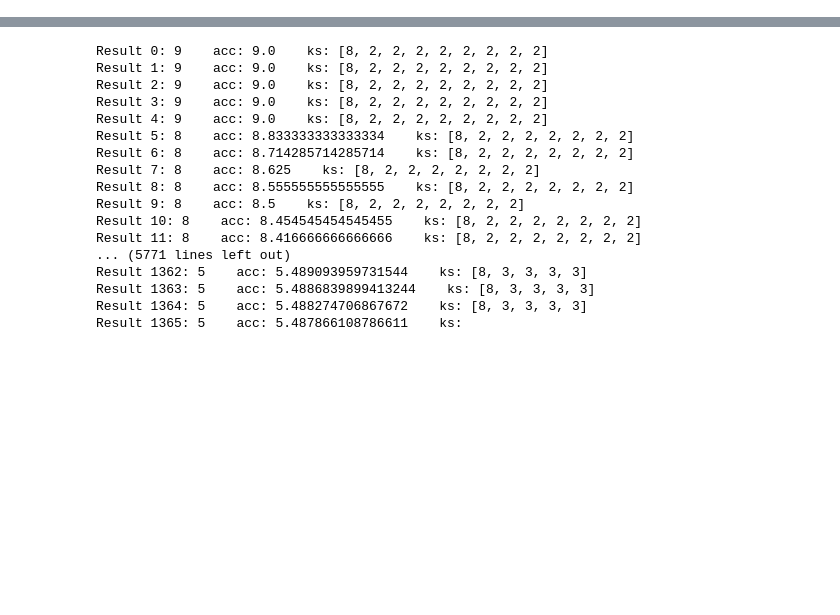
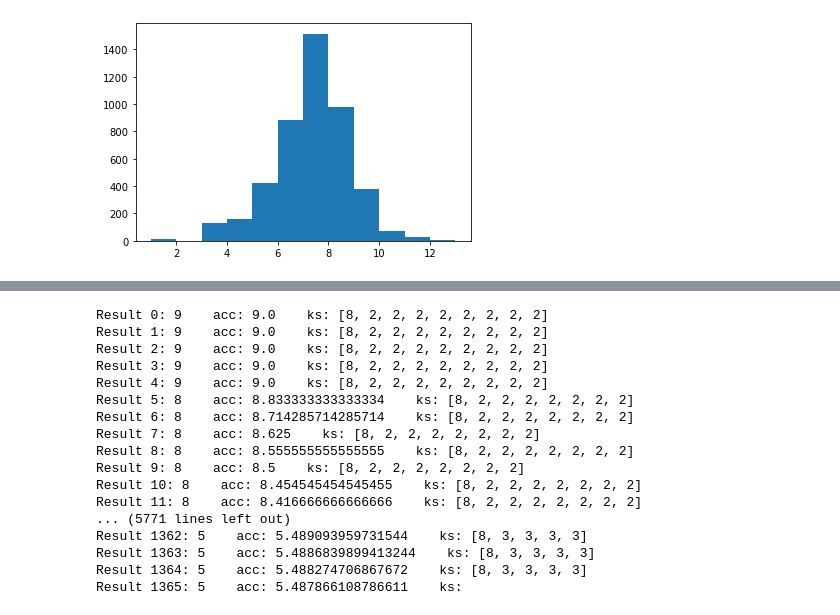
Before and after one commit to josebaboun/Alcantarillado-COVID, a Jupyter notebook: Otros archivos/k_experiments.ipynb, the cells around one changed output, grey strips where cells are left out. Drawn from its saved outputs; the diff is of its cells as text; code cells hidden in the pictures; blank space fills up the shorter version.

```diff
--- a/Otros archivos/k_experiments.ipynb
+++ b/Otros archivos/k_experiments.ipynb
@@ -81,7 +81,7 @@ for u in range(N):
 # %%
 init_possibilities, init_next_dicts = get_dp_table(T, [0] * N, 8, 743, 50)
 # %%
-def simulate(G, W, K_func, s_init, nodes):
+def simulate_func(G, W, K_func, s_init, nodes):
     T = []; N = len(W)
 
     for r in nodes:
@@ -137,4 +137,6 @@ def simulate(G, W, K_func, s_init, nodes):
     return T
 # %%
 def proportional(R):
-    round(6 * R / N + 2)
+    return round(6 * R / N + 2)
+
+iters = simulate_func(T, W, proportional, 743, range(N))
@@ -140,0 +161,6 @@ def proportional(R):
+# %%
+bins = range(1, max(iters) + 2)
+plt.hist(iters, bins=bins)
+plt.show()
+# %% [output]
+[figure, added]
```
Also changed, not shown: parts of 5 cells of this notebook.
